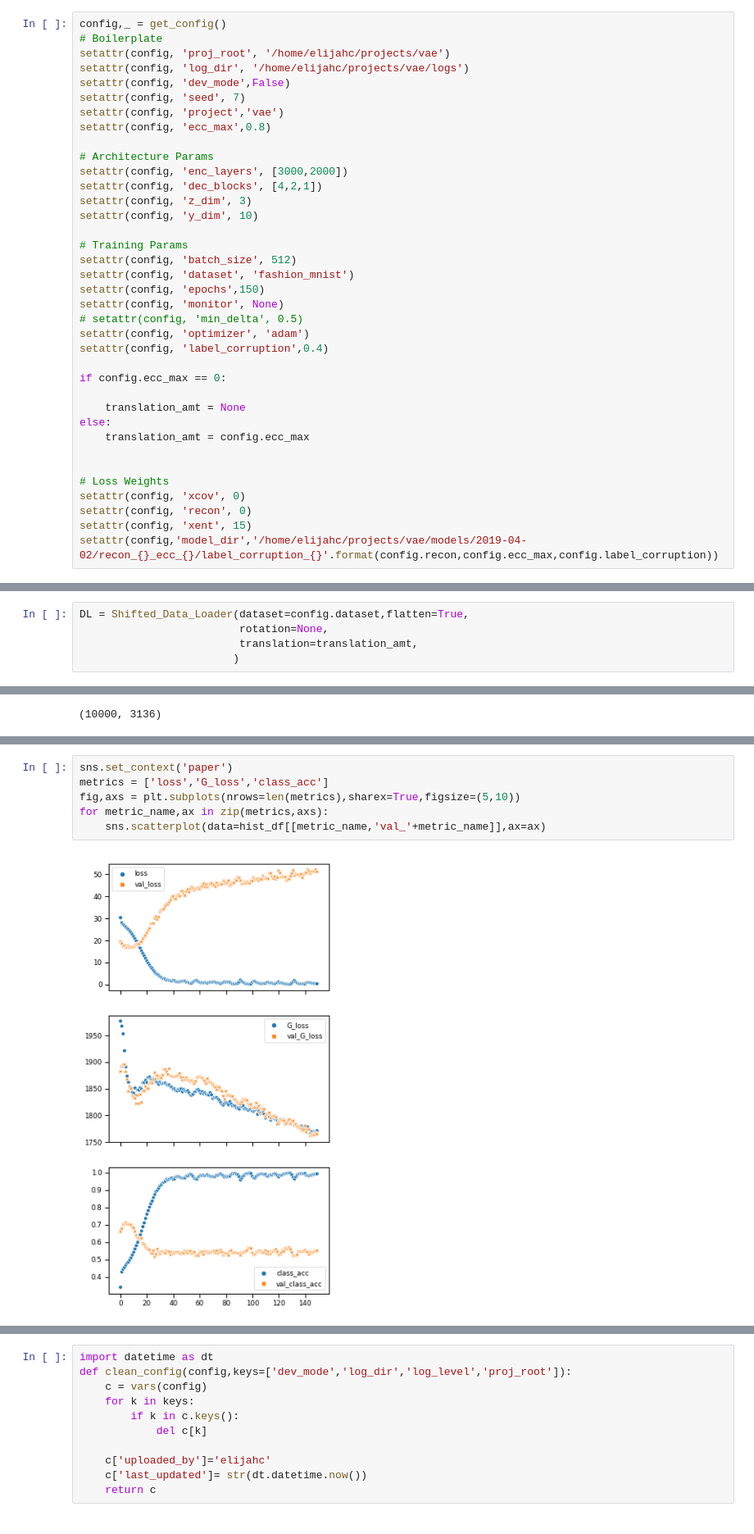
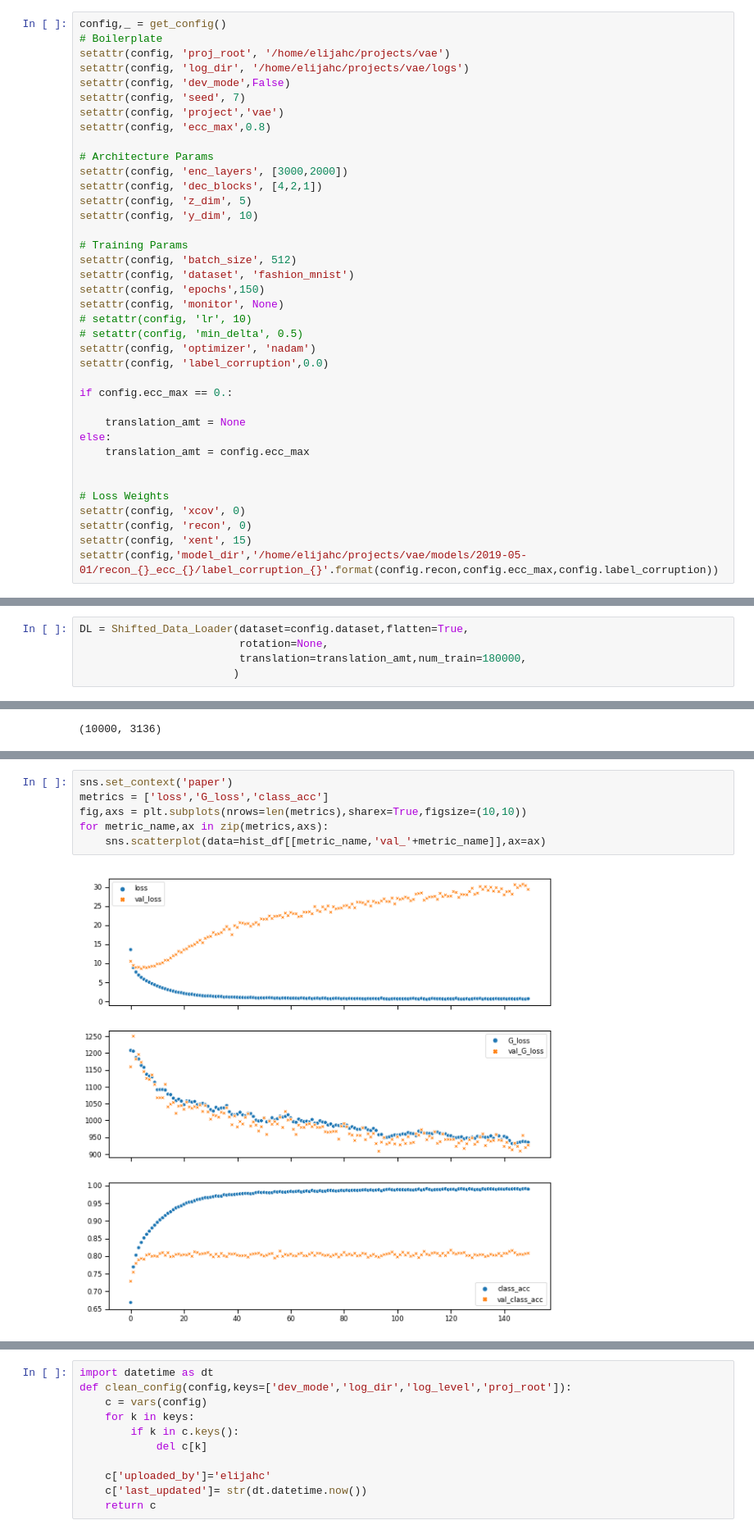
Before and after one commit to elijahc/vae, a Jupyter notebook: notebooks/05-Corrupted-labels.ipynb, the cells around one changed output, grey strips where cells are left out. Shown at 82% size. Saved outputs shown, nothing was run; the diff lists cells and outputs as text.

Commit message:
small_net corruption sweeps

```diff
--- a/notebooks/05-Corrupted-labels.ipynb
+++ b/notebooks/05-Corrupted-labels.ipynb
@@ -40,7 +41,7 @@ setattr(config, 'ecc_max',0.8)
 # Architecture Params
 setattr(config, 'enc_layers', [3000,2000])
 setattr(config, 'dec_blocks', [4,2,1])
-setattr(config, 'z_dim', 3)
+setattr(config, 'z_dim', 5)
 setattr(config, 'y_dim', 10)
 
 # Training Params
@@ -48,11 +49,12 @@ setattr(config, 'batch_size', 512)
 setattr(config, 'dataset', 'fashion_mnist')
 setattr(config, 'epochs',150)
 setattr(config, 'monitor', None)
+# setattr(config, 'lr', 10)
 # setattr(config, 'min_delta', 0.5)
-setattr(config, 'optimizer', 'adam')
-setattr(config, 'label_corruption',0.4)
+setattr(config, 'optimizer', 'nadam')
+setattr(config, 'label_corruption',0.0)
 
-if config.ecc_max == 0:
+if config.ecc_max == 0.:
 
     translation_amt = None
 else:
@@ -63,7 +65,7 @@ else:
 setattr(config, 'xcov', 0)
 setattr(config, 'recon', 0)
 setattr(config, 'xent', 15)
-setattr(config,'model_dir','/home/elijahc/projects/vae/models/2019-04-02/recon_{}_ecc_{}/label_corruption_{}'.format(config.recon,config.ecc_max,config.label_corruption))
+setattr(config,'model_dir','/home/elijahc/projects/vae/models/2019-05-01/recon_{}_ecc_{}/label_corruption_{}'.format(config.recon,config.ecc_max,config.label_corruption))
 # %%
 np.random.seed(7)
 if not config.dev_mode:
@@ -97,7 +99,7 @@ creating...
 # %%
 DL = Shifted_Data_Loader(dataset=config.dataset,flatten=True,
                          rotation=None,
-                         translation=translation_amt,
+                         translation=translation_amt,num_train=180000,
                         )
 # %% [output]
 input_shape:  (3136,)
@@ -198,8 +217,8 @@ hist_df.head()
 # %%
 sns.set_context('paper')
 metrics = ['loss','G_loss','class_acc']
-fig,axs = plt.subplots(nrows=len(metrics),sharex=True,figsize=(5,10))
+fig,axs = plt.subplots(nrows=len(metrics),sharex=True,figsize=(10,10))
 for metric_name,ax in zip(metrics,axs):
     sns.scatterplot(data=hist_df[[metric_name,'val_'+metric_name]],ax=ax)
 # %% [output]
-[figure, old version]
+[figure, new version]
```
Also changed, not shown: parts of 29 cells of this notebook, 14 other files.
